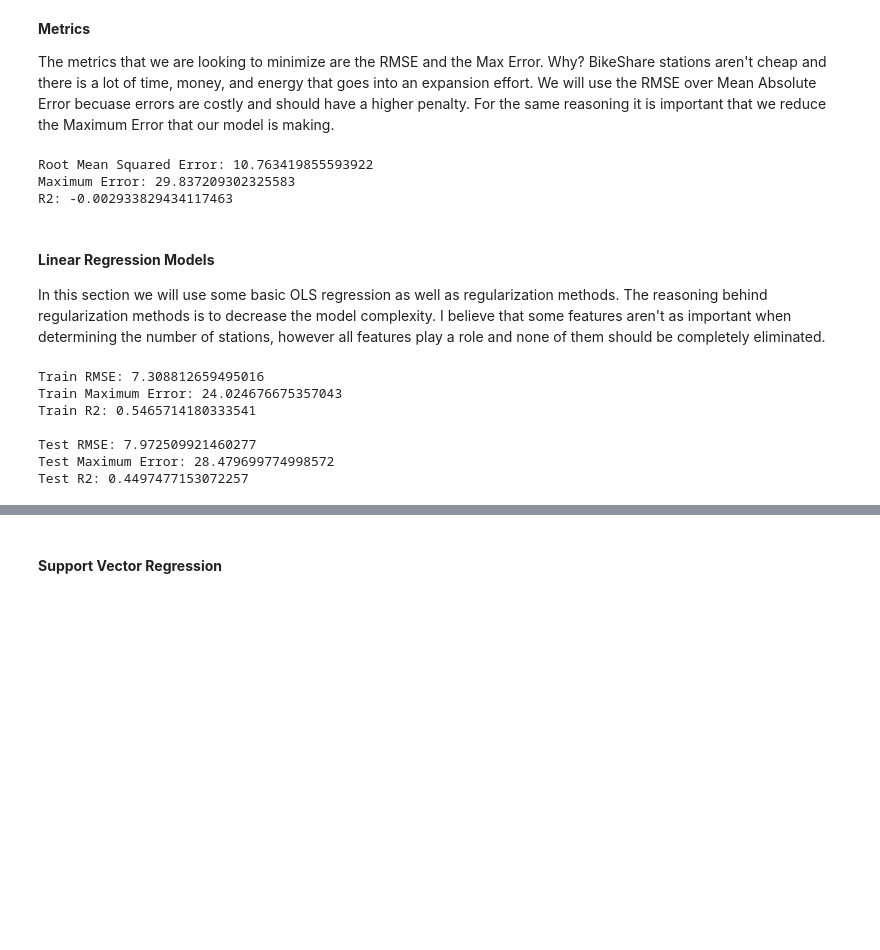
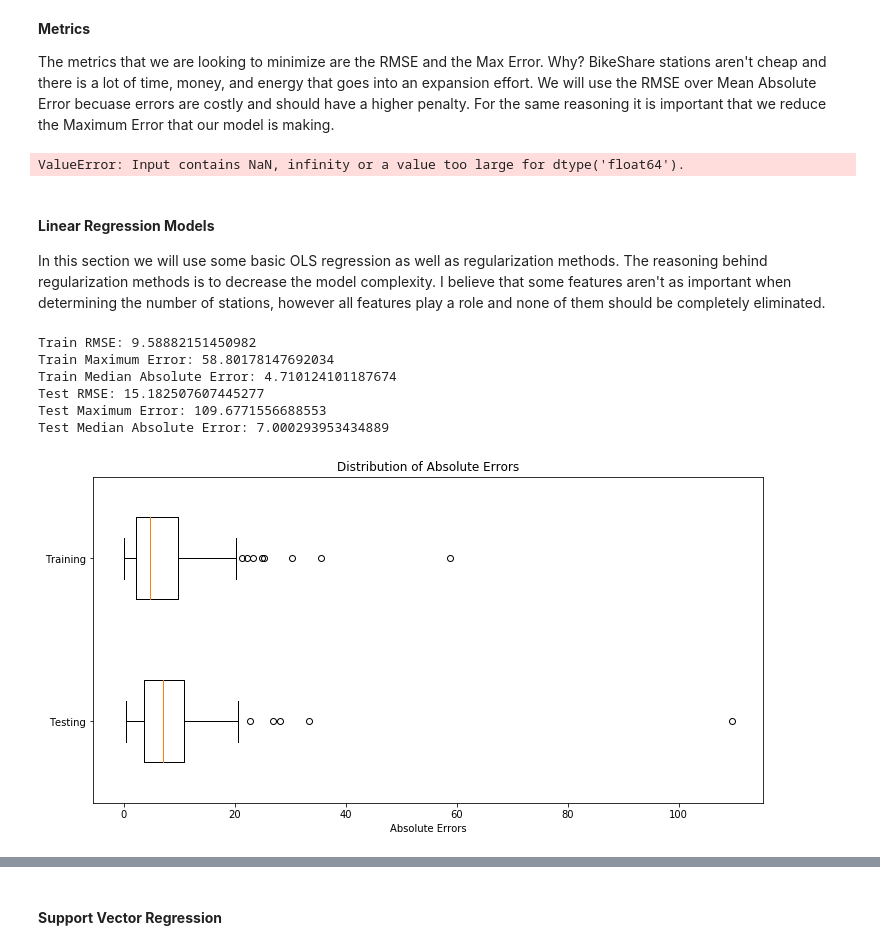
Before and after one commit to Williamdst/Bike-Share-USA, a Jupyter notebook: V_Prediction.ipynb, the cells around one changed output, grey strips where cells are left out. Saved outputs shown, nothing was run; the diff lists cells and outputs as text; code cells hidden in the pictures; blank space fills up the shorter version.

Commit message:
Models Done
Finished building the models and will be using SVR

```diff
--- a/V_Prediction.ipynb
+++ b/V_Prediction.ipynb
@@ -475,2 +458,0 @@ outliers = np.quantile(bikeshare_zipcodes.num_stations, 0.75) + 1.5 * ss.iqr(bik
-# %%
-bikeshare_zipcodes = bikeshare_zipcodes[bikeshare_zipcodes.num_stations <= outliers]
@@ -521,3 +562,7 @@ bikeshare_zipcodes.ziptype = bikeshare_zipcodes.ziptype.map(mapping)
+# %%
+kmeans = KMeans(n_clusters=3)
+bikeshare_cluster = kmeans.fit(bikeshare_zipcodes.drop(columns=['num_stations']));
+bikeshare_zipcodes['zip_cluster'] = kmeans.predict(bikeshare_zipcodes.drop(columns=['num_stations']))
 # %% [markdown]
 ### **Regression Models**
 We should start with some type of baseline model. We don't want to build a model just to find out that taking the average value outperforms it.
@@ -530,6 +575,6 @@ from sklearn.metrics import mean_squared_error, max_error, r2_score
 from sklearn.preprocessing import MinMaxScaler, RobustScaler
 # %%
-X = bikeshare_cluster.drop(columns = ['num_stations'])
+X = bikeshare_zipcodes.drop(columns = ['num_stations'])
 y = bikeshare_zipcodes.num_stations
 # %%
 X_train, X_test, y_train, y_test = train_test_split(X, y, test_size = 0.3)
@@ -555,11 +600,9 @@ The metrics that we are looking to minimize are the RMSE and the Max Error. Why?
 # %%
 print(f'Root Mean Squared Error: {mean_squared_error(y_test, y_pred, squared=False)}')
 print(f'Maximum Error: {max_error(y_test, y_pred)}')   # What's the worst prediction
-print(f'R2: {r2_score(y_test, y_pred)}')   # Should be zero
+print(f'Median Absolute Error: {median_absolute_error(y_test, y_pred)}')
 # %% [output]
-Root Mean Squared Error: 10.763419855593922
-Maximum Error: 29.837209302325583
-R2: -0.002933829434117463
+ValueError: Input contains NaN, infinity or a value too large for dtype('float64').
 # %% [markdown]
 #### **Linear Regression Models**
 In this section we will use some basic OLS regression as well as regularization methods. The reasoning behind regularization methods is to decrease the model complexity. I believe that some features aren't as important when determining the number of stations, however all features play a role and none of them should be completely eliminated.
@@ -568,17 +611,25 @@ from sklearn.model_selection import cross_validate, GridSearchCV, RepeatedKFold
 # %%
-def default_model(model):
-    model.fit(X_train_scale, y_train)
+def hypertune_model(model, param_grid, n_iter=10, cv=RepeatedKFold(), grid=False):
+    if grid==True:
+        grid_model = GridSearchCV(model, param_grid=param_grid, cv=cv, scoring='neg_median_absolute_error')
+        grid_fitted = grid_model.fit(X_train_scale, y_train_scale)
+    else:
+        grid_model = RandomizedSearchCV(model, param_distributions=param_grid, n_iter=n_iter, cv=cv, scoring='neg_median_absolute_error')
+        grid_fitted = grid_model.fit(X_train_scale, y_train_scale)
 
-    y_pred_train = model.predict(X_train_scale).reshape(-1,1)
-    #y_pred_train = y_scaler.inverse_transform(y_pred_train)
 
-    y_pred_test = model.predict(X_test_scale).reshape(-1,1)
-    #y_pred_test = y_scaler.inverse_transform(y_pred_test)
+    y_pred_train = grid_fitted.predict(X_train_scale).reshape(-1,1)
+    y_pred_train = y_scaler.inverse_transform(y_pred_train)
+
+    y_pred_test = grid_fitted.predict(X_test_scale).reshape(-1,1)
+    y_pred_test = y_scaler.inverse_transform(y_pred_test)
 
     print(f'Train RMSE: {mean_squared_error(y_train, y_pred_train, squared=False)}')
     print(f'Train Maximum Error: {max_error(y_train, y_pred_train)}')   # What's the worst prediction
-    print(f'Train R2: {r2_score(y_train, y_pred_train)} \n')
+    print(f'Train Median Absolute Error: {median_absolute_error(y_train, y_pred_train)}')
 
     print(f'Test RMSE: {mean_squared_error(y_test, y_pred_test, squared=False)}')
     print(f'Test Maximum Error: {max_error(y_test, y_pred_test)}')   # What's the worst prediction
-    print(f'Test R2: {r2_score(y_test, y_pred_test)}')
+    print(f'Test Median Absolute Error: {median_absolute_error(y_test, y_pred_test)}')
+
+    plot_errors(y_train, y_pred_train, y_test, y_pred_test)
@@ -585,13 +646,17 @@ def default_model(model):
 # %%
 from sklearn.linear_model import LinearRegression
 lin_model = LinearRegression()
-default_model(lin_model)
+param_grid = {'fit_intercept': [False, True],
+              'normalize': [False, True]
+             }
+
+hypertune_model(lin_model, param_grid, grid=True)
 # %% [output]
-Train RMSE: 7.308812659495016
-Train Maximum Error: 24.024676675357043
-Train R2: 0.5465714180333541
-
-Test RMSE: 7.972509921460277
-Test Maximum Error: 28.479699774998572
-Test R2: 0.4497477153072257
+Train RMSE: 9.58882151450982
+Train Maximum Error: 58.80178147692034
+Train Median Absolute Error: 4.710124101187674
+Test RMSE: 15.182507607445277
+Test Maximum Error: 109.6771556688553
+Test Median Absolute Error: 7.000293953434889
+[figure, added]
 # %%
```
Also changed, not shown: parts of 65 cells of this notebook.
